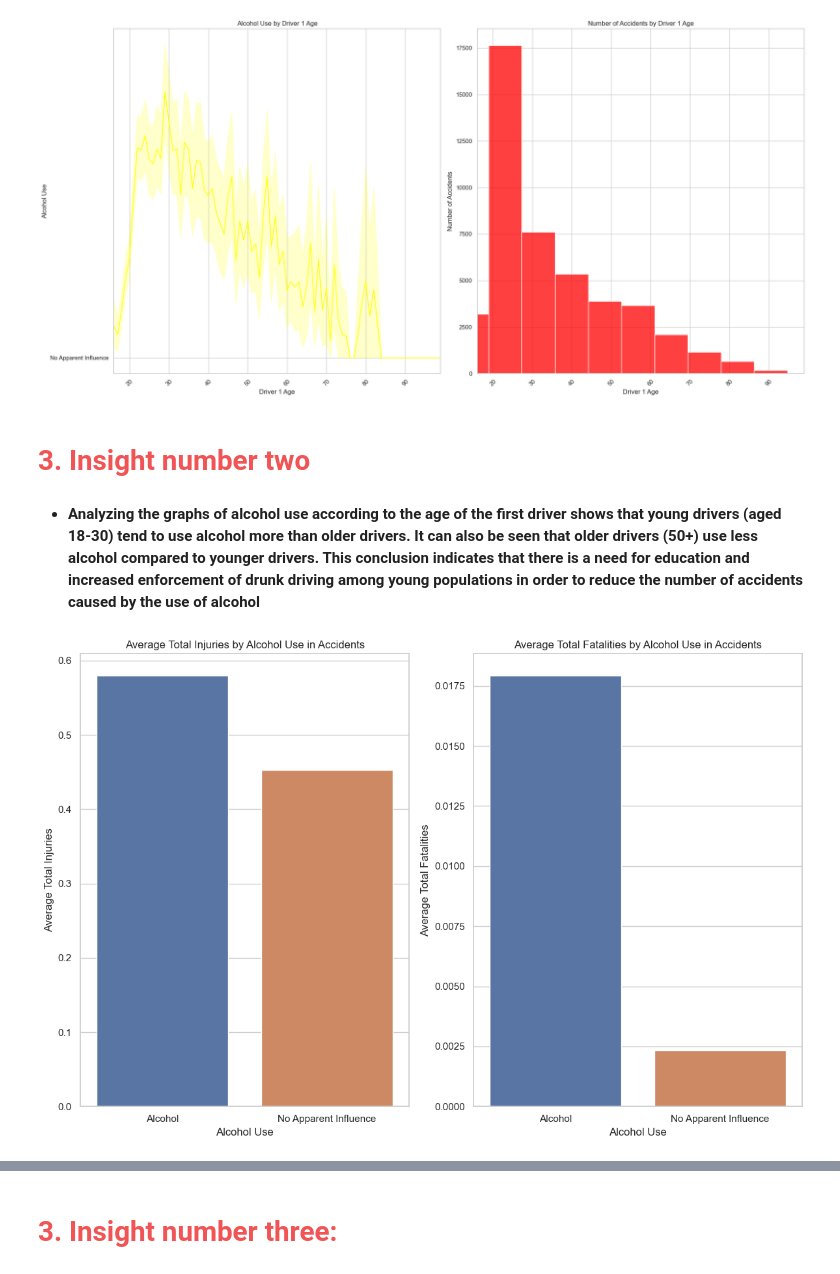
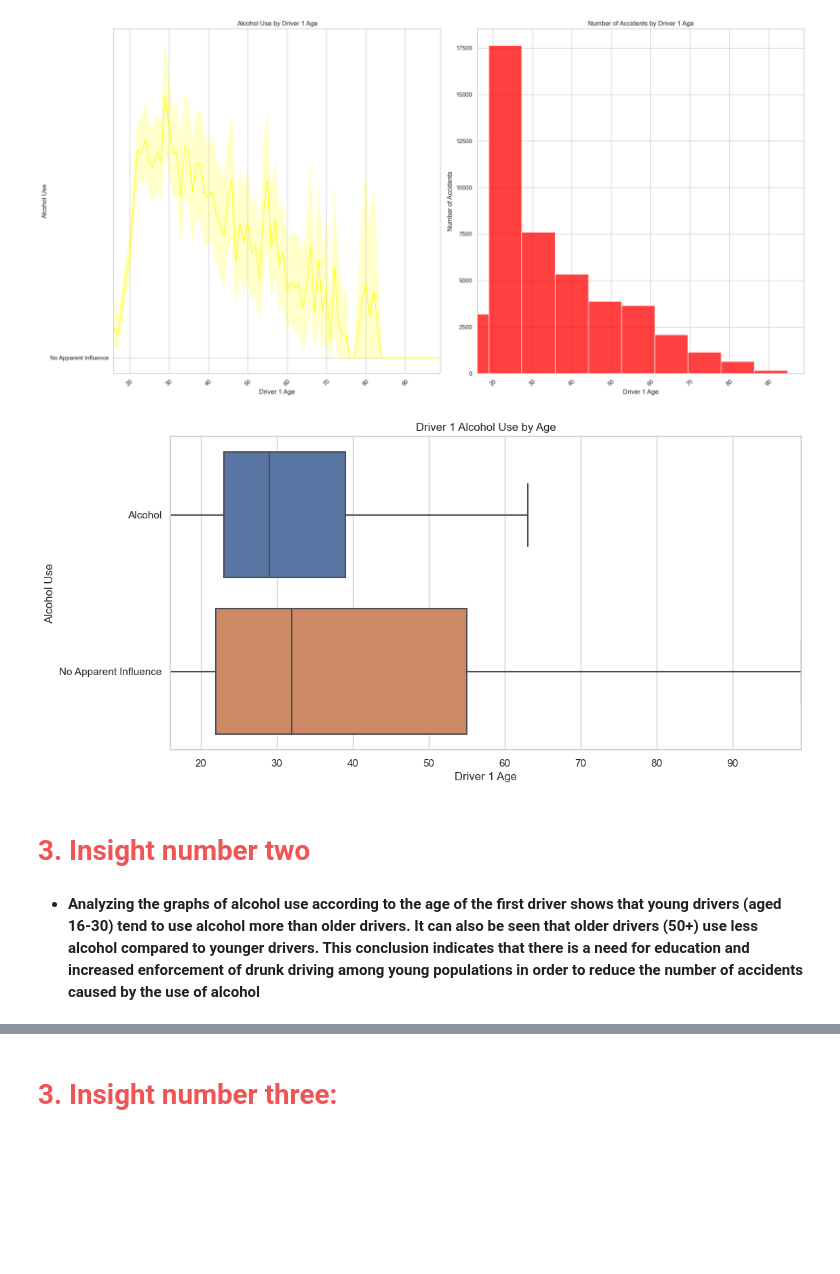
Before and after one commit to oribachar13579/oriandyuval, a Jupyter notebook: project.ipynb, the cells around one changed output, grey strips where cells are left out. Cells and saved outputs as stored; diff of their text form; code cells hidden in the pictures; blank space fills up the shorter version.

```diff
--- a/project.ipynb
+++ b/project.ipynb
@@ -317,26 +317,17 @@ plt.tight_layout()
 plt.show()
 # %% [output]
 [figure]
+# %%
+plt.figure(figsize=(12, 6))
+sns.boxplot(x='Age_Drv1', y='AlcoholUse_Drv1', data=strike_df, showfliers=False)
+plt.title('Driver 1 Alcohol Use by Age')
+plt.xlabel('Driver 1 Age')
+plt.ylabel('Alcohol Use')
+plt.xlim(16, 99)
+plt.show()
+# %% [output]
+[figure, added]
 # %% [markdown]
 # <b id="section_3">  </b> <b style='color:#F05454'>3.  Insight number two </b> <b></b>
 # %% [markdown]
-* **Analyzing the graphs of alcohol use according to the age of the first driver shows that young drivers (aged 18-30) tend to use alcohol more than older drivers. It can also be seen that older drivers (50+) use less alcohol compared to younger drivers. This conclusion indicates that there is a need for education and increased enforcement of drunk driving among young populations in order to reduce the number of accidents caused by the use of alcohol**
+* **Analyzing the graphs of alcohol use according to the age of the first driver shows that young drivers (aged 16-30) tend to use alcohol more than older drivers. It can also be seen that older drivers (50+) use less alcohol compared to younger drivers. This conclusion indicates that there is a need for education and increased enforcement of drunk driving among young populations in order to reduce the number of accidents caused by the use of alcohol**
-# %%
-fig, axs = plt.subplots(1, 2, figsize=(12, 8))
-
-# גרף ראשון - כמות פצועים לפי צריכת אלכוהול
-sns.barplot(x='AlcoholUse_Drv1', y='Totalinjuries', data=strike_df, ax=axs[0], errorbar=None)
-axs[0].set_xlabel('Alcohol Use')
-axs[0].set_ylabel('Average Total Injuries')
-axs[0].set_title('Average Total Injuries by Alcohol Use in Accidents')
-
-# גרף שני - כמות מתים לפי צריכת אלכוהול
-sns.barplot(x='AlcoholUse_Drv1', y='Totalfatalities', data=strike_df, ax=axs[1], errorbar=None)
-axs[1].set_xlabel('Alcohol Use')
-axs[1].set_ylabel('Average Total Fatalities')
-axs[1].set_title('Average Total Fatalities by Alcohol Use in Accidents')
-
-plt.tight_layout()
-plt.show()
-# %% [output]
-[figure, removed]
```
Also changed, not shown: parts of 3 cells of this notebook.
